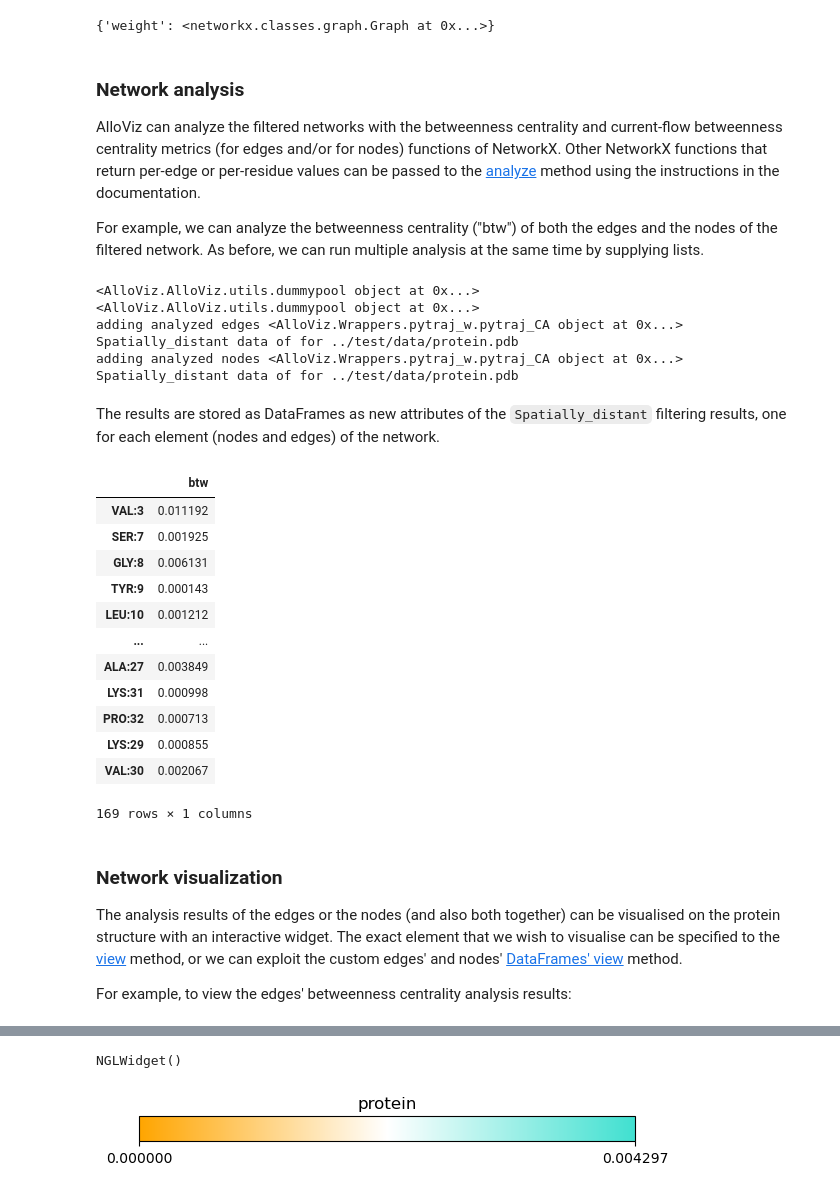
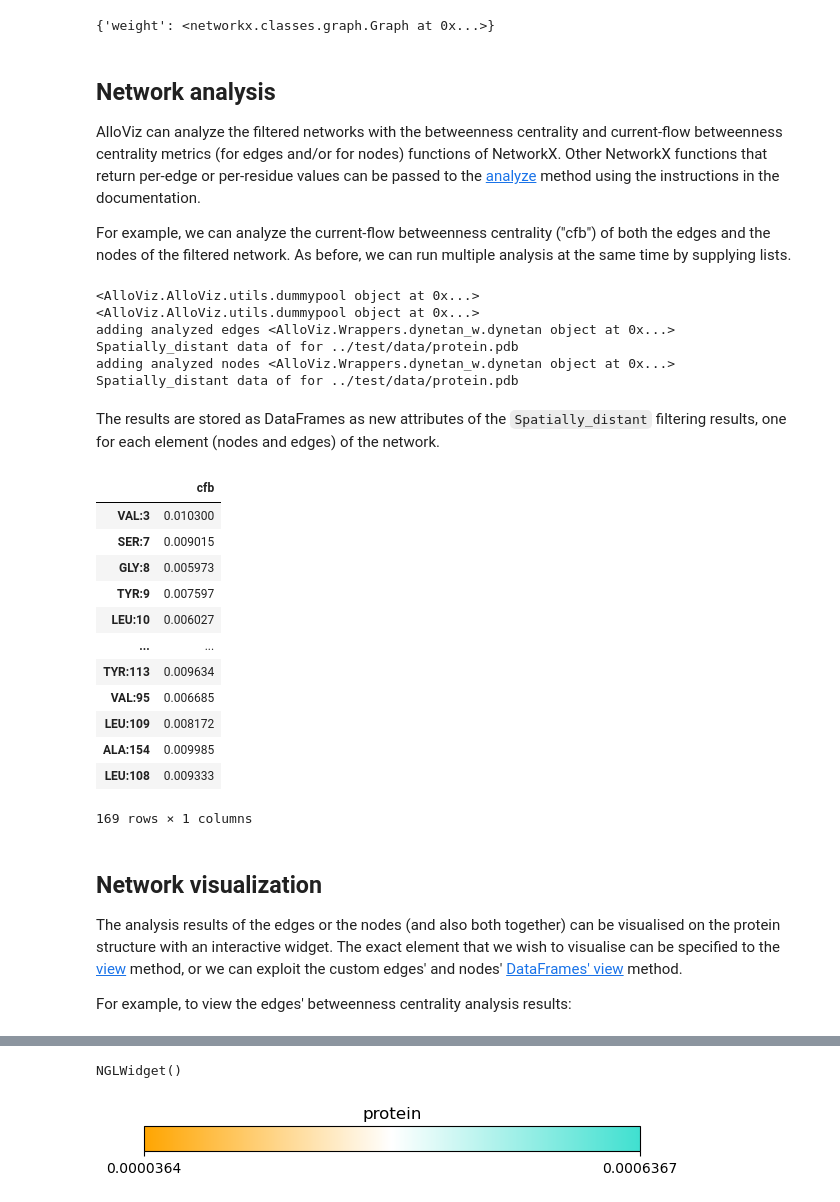
Before and after one commit to frannerin/AlloViz, a Jupyter notebook: notebooks/quickstart.ipynb, the cells around one changed output, grey strips where cells are left out. Cells and saved outputs as stored; diff of their text form; code cells hidden in the pictures.

```diff
--- a/notebooks/quickstart.ipynb
+++ b/notebooks/quickstart.ipynb
@@ -60,47 +60,47 @@ system.pytraj_CA.Spatially_distant.graphs
 # %% [output]
 {'weight': <networkx.classes.graph.Graph at 0x...>}
 # %% [markdown]
-### Network analysis
+## Network analysis
 
 AlloViz can analyze the filtered networks with the betweenness centrality and current-flow betweenness centrality metrics (for edges and/or for nodes) functions of NetworkX. Other NetworkX functions that return per-edge or per-residue values can be passed to the [analyze](../api/AlloViz.Protein.analyze.rst) method using the instructions in the documentation.
 
-For example, we can analyze the betweenness centrality ("btw") of both the edges and the nodes of the filtered network. As before, we can run multiple analysis at the same time by supplying lists.
+For example, we can analyze the current-flow betweenness centrality ("cfb") of both the edges and the nodes of the filtered network. As before, we can run multiple analysis at the same time by supplying lists.
 # %%
-system.analyze(elements=["edges", "nodes"], metrics="btw")
-# the same as: system.pyraj_CA.Spatially_distant.analyze(elements=["edges", "nodes"], metrics="btw")
+system.analyze(elements=["edges", "nodes"], metrics="cfb")
+# the same as: system.dynetan.Spatially_distant.analyze(elements=["edges", "nodes"], metrics="cfb")
 # %% [output]
 <AlloViz.AlloViz.utils.dummypool object at 0x...>
 <AlloViz.AlloViz.utils.dummypool object at 0x...>
-adding analyzed edges <AlloViz.Wrappers.pytraj_w.pytraj_CA object at 0x...> Spatially_distant data of for ../test/data/protein.pdb
-adding analyzed nodes <AlloViz.Wrappers.pytraj_w.pytraj_CA object at 0x...> Spatially_distant data of for ../test/data/protein.pdb
+adding analyzed edges <AlloViz.Wrappers.dynetan_w.dynetan object at 0x...> Spatially_distant data of for ../test/data/protein.pdb
+adding analyzed nodes <AlloViz.Wrappers.dynetan_w.dynetan object at 0x...> Spatially_distant data of for ../test/data/protein.pdb
 # %% [markdown]
 The results are stored as DataFrames as new attributes of the `Spatially_distant` filtering results, one for each element (nodes and edges) of the network.
 # %%
-system.pytraj_CA.Spatially_distant.nodes
+system.dynetan.Spatially_distant.nodes
 # %% [output]
-|  | btw |
-| VAL:3 | 0.011192 |
-| SER:7 | 0.001925 |
-| GLY:8 | 0.006131 |
-| TYR:9 | 0.000143 |
-| LEU:10 | 0.001212 |
+|  | cfb |
+| VAL:3 | 0.010300 |
+| SER:7 | 0.009015 |
+| GLY:8 | 0.005973 |
+| TYR:9 | 0.007597 |
+| LEU:10 | 0.006027 |
 | ... | ... |
-| ALA:27 | 0.003849 |
-| LYS:31 | 0.000998 |
-| PRO:32 | 0.000713 |
-| LYS:29 | 0.000855 |
-| VAL:30 | 0.002067 |
+| TYR:113 | 0.009634 |
+| VAL:95 | 0.006685 |
+| LEU:109 | 0.008172 |
+| ALA:154 | 0.009985 |
+| LEU:108 | 0.009333 |
 169 rows × 1 columns
 # %% [markdown]
-### Network visualization
+## Network visualization
 
 The analysis results of the edges or the nodes (and also both together) can be visualised on the protein structure with an interactive widget. The exact element that we wish to visualise can be specified to the [view](../api/AlloViz.Protein.view.rst) method, or we can exploit the custom edges' and nodes' [DataFrames' view](../api/AlloViz.AlloViz.Elements.Element.view.rst) method.
 
 For example, to view the edges' betweenness centrality analysis results:
 # %%
-system.pytraj_CA.Spatially_distant.edges.view("btw")
-# the same as: system.view(pkg="pytraj_CA", metric="btw", filtering="Spatially_distant", element="edges")
+system.dynetan.Spatially_distant.edges.view("cfb")
+# the same as: system.view(pkg="dynetan", metric="cfb", filtering="Spatially_distant", element="edges")
 # %% [output]
 [interactive output not drawn]
 NGLWidget()
-[figure, old version]
+[figure, new version]
```
Also changed, not shown: parts of 6 cells of this notebook, 13 other files.
